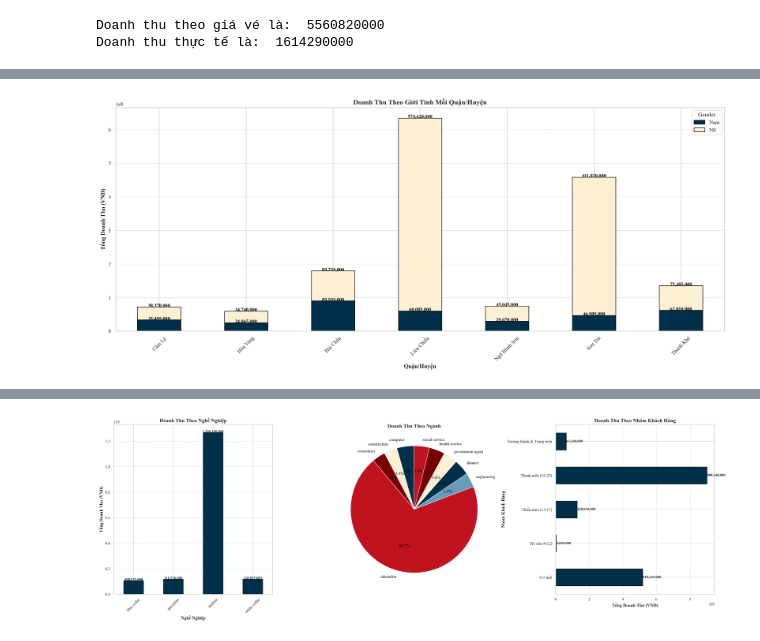
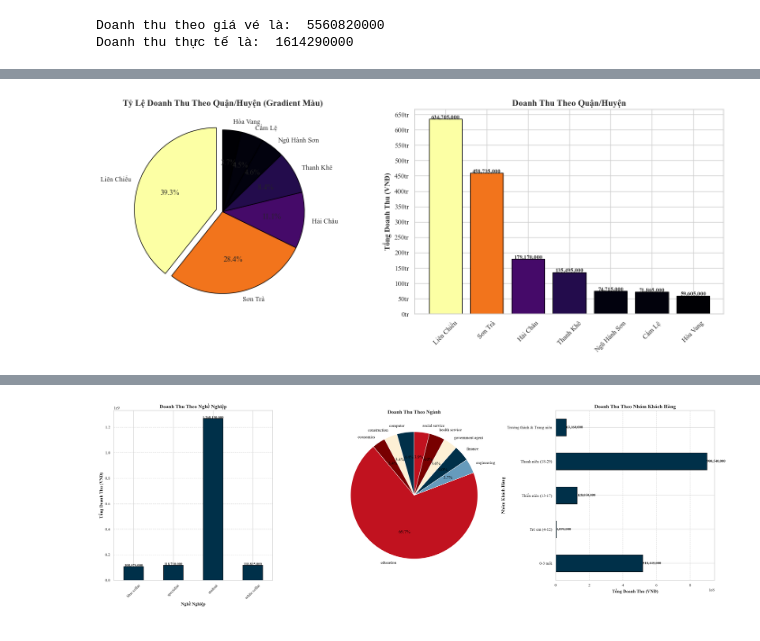
Before and after one commit to Thao1274/Nhom_5_Mid_term_1, a Jupyter notebook: Visualization.ipynb, the cells around one changed output, grey strips where cells are left out. Drawn from its saved outputs; the diff is of its cells as text; code cells hidden in the pictures.

```diff
--- a/Visualization.ipynb
+++ b/Visualization.ipynb
@@ -696,4 +1118,6 @@ plt.show()
 # %%
+import matplotlib.pyplot as plt
+
 # Ánh xạ từ tiếng Anh sang tiếng Việt
 weekday_mapping = {
     'Monday': 'Thứ 2',
@@ -708,18 +1132,21 @@ weekday_mapping = {
 # Ánh xạ lại các giá trị trong cột Weekday
 df_unique['Weekday'] = df_unique['Weekday'].map(weekday_mapping)
 
-# Tạo danh sách các ngày trong tuần theo thứ tự từ Thứ 2 đến Chủ Nhật
+# Tạo danh sách các ngày trong tuần theo thứ tự
 weekdays_order = ['Thứ 2', 'Thứ 3', 'Thứ 4', 'Thứ 5', 'Thứ 6', 'Thứ 7', 'Chủ Nhật']
 
-# Tính tổng doanh thu theo ngày trong tuần (Weekday)
+# Tính tổng doanh thu theo ngày trong tuần
 revenue_by_day = df_unique.groupby('Weekday')['total'].sum()
 
-# Sắp xếp lại theo thứ tự các ngày trong tuần
-revenue_by_day = revenue_by_day[weekdays_order]
+# Sắp xếp lại theo thứ tự các ngày trong tuần và thay NaN bằng 0 nếu thiếu ngày
+revenue_by_day = revenue_by_day.reindex(weekdays_order).fillna(0)
+
+# Tạo danh sách màu sắc: mặc định xanh đậm, riêng Thứ 5 và Chủ Nhật có màu nổi bật
+colors = ['#003049' if day not in ['Thứ 5', 'Chủ Nhật'] else '#780000' for day in weekdays_order]
 
 # Vẽ biểu đồ cột doanh thu theo ngày trong tuần
 plt.figure(figsize=(10, 6))
-plt.bar(revenue_by_day.index, revenue_by_day, color='#003049', edgecolor='black')
+plt.bar(revenue_by_day.index, revenue_by_day, color=colors, edgecolor='black')
 
 # Tiêu đề và thông số
 plt.title('Doanh Thu Theo Các Ngày Trong Tuần', fontsize=14, fontweight='bold')
@@ -728,10 +1155,11 @@ plt.ylabel('Tổng Doanh Thu (VNĐ)', fontsize=12, fontweight='bold')
 plt.xticks(rotation=45, ha='right')
 plt.grid(axis='y', linestyle='--', alpha=0.7)
 
-# Hiển thị giá trị doanh thu lên từng cột
+# Hiển thị giá trị doanh thu trên từng cột
 for i, v in enumerate(revenue_by_day):
     plt.text(i, v + 5000, f'{v:,.0f}', ha='center', fontsize=10, fontweight='bold')
 
+# Hiển thị biểu đồ
 plt.tight_layout()
 plt.show()
 # %% [output]
@@ -748,31 +1191,49 @@ Doanh thu thực tế là:  1614290000
 # %%
-# Tính doanh thu theo Quận/Huyện và Giới Tính
-revenue_by_district_gender = df_unique.groupby(['Quận/Huyện', 'Gender'])['total'].sum().unstack()
+# Tính tổng doanh thu theo Quận/Huyện
+revenue_by_district = df_unique.groupby('Quận/Huyện')['total'].sum().sort_values(ascending=False)
 
-# Vẽ biểu đồ
-fig, ax = plt.subplots(figsize=(18, 8), dpi=200)
+# Normalize giá trị → màu
+norm = plt.Normalize(revenue_by_district.min(), revenue_by_district.max())
+colors3 = cm.inferno(norm(revenue_by_district.values))  # Tông màu Inferno (ấm và mạnh mẽ)
 
-# Doanh thu theo Giới Tính trong mỗi Quận/Huyện
-revenue_by_district_gender.plot(kind='bar', ax=ax, stacked=True, color=['#003049', '#FDF0D5'], edgecolor='black')
+# Tạo figure và hai trục (axes)
+fig, ax = plt.subplots(figsize=(15, 6), ncols=2, nrows=1)
 
-# Tiêu đề và thông số
-ax.set_title('Doanh Thu Theo Giới Tính Mỗi Quận/Huyện', fontsize=14, fontweight='bold')
-ax.set_xlabel('Quận/Huyện', fontsize=12, fontweight='bold')
-ax.set_ylabel('Tổng Doanh Thu (VNĐ)', fontsize=12, fontweight='bold')
-ax.tick_params(axis='x', rotation=45)
-ax.grid(axis='y', linestyle='--', alpha=0.7)
+# Tạo giá trị explode (tách rời phần lớn nhất)
+explode = [0.08 if v == max(revenue_by_district.values) else 0 for v in revenue_by_district.values]
 
-# Hiển thị giá trị tổng doanh thu trong biểu đồ
-for i, district in enumerate(revenue_by_district_gender.index):
-    # Lấy tổng doanh thu của từng cột (Quận/Huyện và giới tính)
-    for j, gender in enumerate(revenue_by_district_gender.columns):
-        value = revenue_by_district_gender.iloc[i, j]
-        if value > 0:  # Hiển thị chỉ khi giá trị lớn hơn 0
-            ax.text(i, value + sum(revenue_by_district_gender.iloc[i, :j]) + 2000,  # Vị trí của giá trị
-                    f'{value:,.0f}', ha='center', fontsize=10, fontweight='bold', color='black')
+# Biểu đồ tròn với gradient màu và quay 90 độ
+ax[0].pie(
+    revenue_by_district.values,
+    labels=revenue_by_district.index,
+    autopct='%1.1f%%',
+    startangle=90,  # Quay 90 độ
+    explode=explode,
+    colors=colors3,
+    wedgeprops={'edgecolor': 'black'}
+)
+ax[0].set_title("Tỷ Lệ Doanh Thu Theo Quận/Huyện (Gradient Màu)", fontsize=14, fontweight='bold')
 
-# Tạo layout đẹp
+# Biểu đồ cột cùng màu
+total_province_bar = ax[1].bar(
+    revenue_by_district.index,
+    revenue_by_district.values,
+    color=colors3,
+    edgecolor='black'
+)
+ax[1].set_title("Doanh Thu Theo Quận/Huyện", fontsize=14, fontweight='bold')
+ax[1].set_ylabel("Tổng Doanh Thu (VNĐ)", fontsize=12, fontweight='bold')
+ax[1].tick_params(axis='x', rotation=45)
+ax[1].yaxis.set_major_locator(ticker.MultipleLocator(50_000_000))
+ax[1].yaxis.set_major_formatter(ticker.FuncFormatter(lambda x, _: f"{x/1e6:.0f}tr"))
+
+# Hiển thị giá trị trên mỗi cột
+for bar in total_province_bar:
+    height = bar.get_height()
+    ax[1].text(bar.get_x() + bar.get_width()/2, height + 1000000, f'{height:,.0f}', ha='center', fontsize=9, fontweight='bold')
+
+# Căn chỉnh layout để tránh bị chồng lấn
 plt.tight_layout()
 plt.show()
 # %% [output]
-[figure, old version]
+[figure, new version]
```
Also changed, not shown: parts of 68 cells of this notebook.
